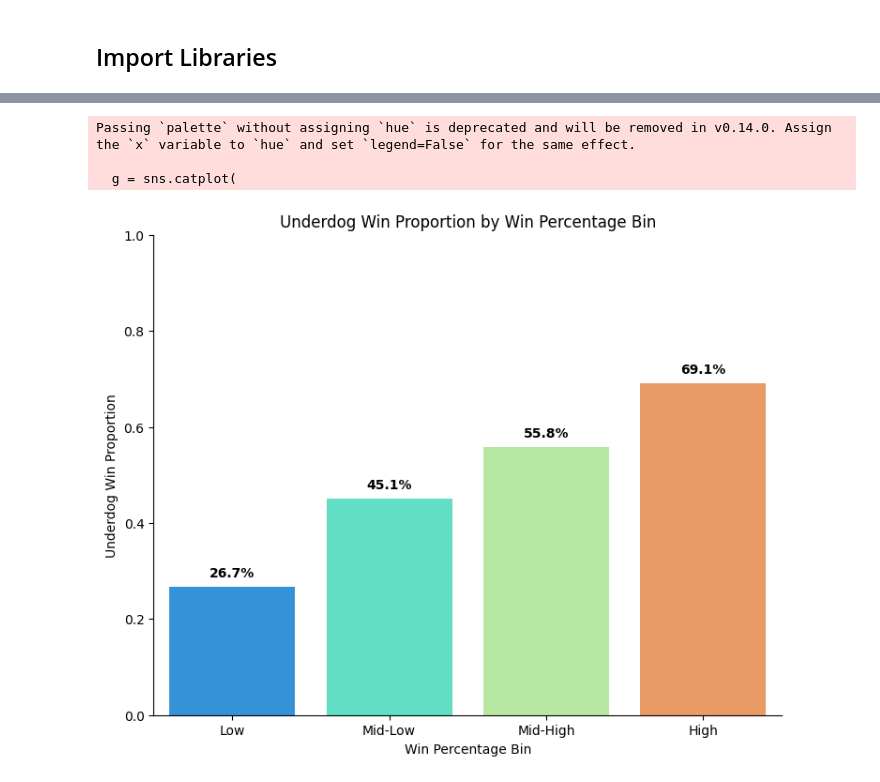
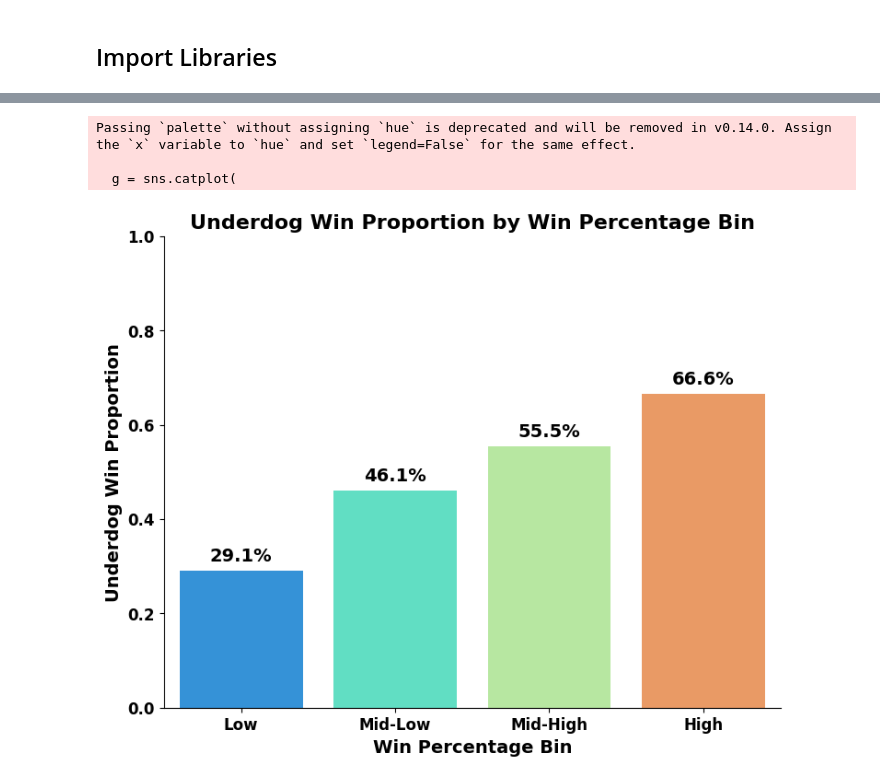
Before and after one commit to vys5hb/Design-Final, a Jupyter notebook: explore_data.ipynb, the cells around one changed output, grey strips where cells are left out. Cells and saved outputs as stored; diff of their text form; code cells hidden in the pictures.

```diff
--- a/explore_data.ipynb
+++ b/explore_data.ipynb
@@ -19,5 +31,12 @@ games = pd.read_csv('nba_data/nba_games_all.csv')
 # No betting data before 2007
 games = games[games['season_year'] >= 2007]
 # Drop unnecessary columns
-games = games.drop(columns=['game_date', 'matchup', 'w', 'l', 'season_year', 'min', 'fgm', 'fga', 'fg_pct', 'fg3m', 'fg3a',
+games = games.drop(columns=['matchup', 'w', 'l', 'season_year', 'min', 'fgm', 'fga', 'fg_pct', 'fg3m', 'fg3a',
                     'fg3_pct', 'ftm', 'fta', 'ft_pct', 'oreb', 'dreb', 'reb', 'ast', 'stl', 'blk', 'tov', 'pf', 'pts', 'season'])
+
+# Load the CSV (moneylines)
+lines = pd.read_csv('nba_data/nba_betting_money_line.csv')
+# Create filtered moneyline dataset
+lines = lines[lines['book_name'] == 'BetOnline']
+# Drop unnecessary columns
+lines = lines.drop(columns=['book_name', 'book_id']).reset_index(drop=True)
@@ -42,9 +43,11 @@ games.head()
 # %%
 # Merge games & bets dataset on game_id
 df = games.merge(bets[['game_id', 'spread1', 'spread2']], on='game_id', how='left')
+df = df.merge(lines[['game_id', 'price1', 'price2']], on='game_id', how='inner')
 # Filter the dataset to include only games where spread1 > 0, underdogs
 # Drop duplicate game_ids and nulls
 df = df[df['spread1'] > 0].drop_duplicates(subset=['game_id'], keep='first').dropna(subset='w_pct')
+df = df[df['price1'] > 0]
 # Create is_upset column: True if a team with spread1 > 0, wins
 df['is_upset'] = ((df['spread1'] > 0) & (df['wl'] == 'W'))
 # Remove 'Pre Season' games
@@ -138,7 +132,6 @@ Home Mid-Low       642    993  0.646526
 # %%
-# Reset the index
 upset_summary_dog = upset_summary_dog.reset_index()
-# Create the bar plot
+# Bar plot for underdog win proportion by home status
 upset_summary_dog['home_status'] = upset_summary_dog['is_home'].map({True: 'Home', False: 'Away'})
 plt.figure(figsize = (5,4))
 g = sns.catplot(
@@ -152,6 +145,7 @@ g = sns.catplot(
 g.figure.set_size_inches(8, 6)
 ax = g.ax
 
+# Add annotations above each bar
 for p in ax.patches:
     height = p.get_height()
     ax.text(
@@ -159,13 +153,16 @@ for p in ax.patches:
         height + .02,
         f'{height:.1%}',
         ha='center',
+        fontsize=14,
         fontweight='bold'
     )
 
-# Label the bar plot
-ax.set_xlabel('Home Status')
-ax.set_ylabel("Underdog Win Proportion")
-ax.set_title("Underdog Win Proportion by Home Status")
+# Labels & Formatting
+ax.set_title("Underdog Win Proportion by Home Status", fontsize=16, fontweight='bold')
+ax.set_xlabel('Home Status', fontsize=14, fontweight='bold' )
+ax.set_ylabel("Underdog Win Proportion", fontsize=14, fontweight='bold')
+plt.xticks(fontsize=12, fontweight='bold')
+plt.yticks(fontsize=12, fontweight='bold')
 ax.set_ylim(0, 1)
 plt.show()
 # %% [output]
@@ -174,39 +171,43 @@ plt.show()
 # %%
 # Reset the index
 w_pct_upset_summary = w_pct_upset_summary.reset_index()
-# Create the bar plot
+# Bar plot for underdog win proportion by win percentage bin
 g = sns.catplot(
         data=w_pct_upset_summary,
         x='w_pct_bin',
         y='prop',
         kind='bar',
         palette='rainbow'
 )
 
 g.figure.set_size_inches(8, 6)
 ax = g.ax
 
+# Add annotations above each bar
 for p in ax.patches:
     height = p.get_height()
     ax.text(
         p.get_x() + p.get_width() / 2,
         height + .02,
         f'{height:.1%}',
         ha='center',
+        fontsize=14,
         fontweight='bold'
     )
 
-# Label the bar plot
-ax.set_xlabel("Win Percentage Bin")
-ax.set_ylabel("Underdog Win Proportion")
-ax.set_title("Underdog Win Proportion by Win Percentage Bin")
+# Labels & Formatting
+ax.set_title("Underdog Win Proportion by Win Percentage Bin", fontsize=16, fontweight='bold')
+ax.set_xlabel("Win Percentage Bin", fontsize=14, fontweight='bold')
+ax.set_ylabel("Underdog Win Proportion", fontsize=14, fontweight='bold')
+plt.xticks(fontsize=12, fontweight='bold')
+plt.yticks(fontsize=12, fontweight='bold')
 ax.set_ylim(0, 1)
 plt.show()
 # %% [output]
 Passing `palette` without assigning `hue` is deprecated and will be removed in v0.14.0. Assign the `x` variable to `hue` and set `legend=False` for the same effect.
 
   g = sns.catplot(
-[figure, old version]
+[figure, new version]
 # %%
 # Reset the index
 upset_summary = upset_summary.reset_index()
```
Also changed, not shown: parts of 15 cells of this notebook, 4 other files.
